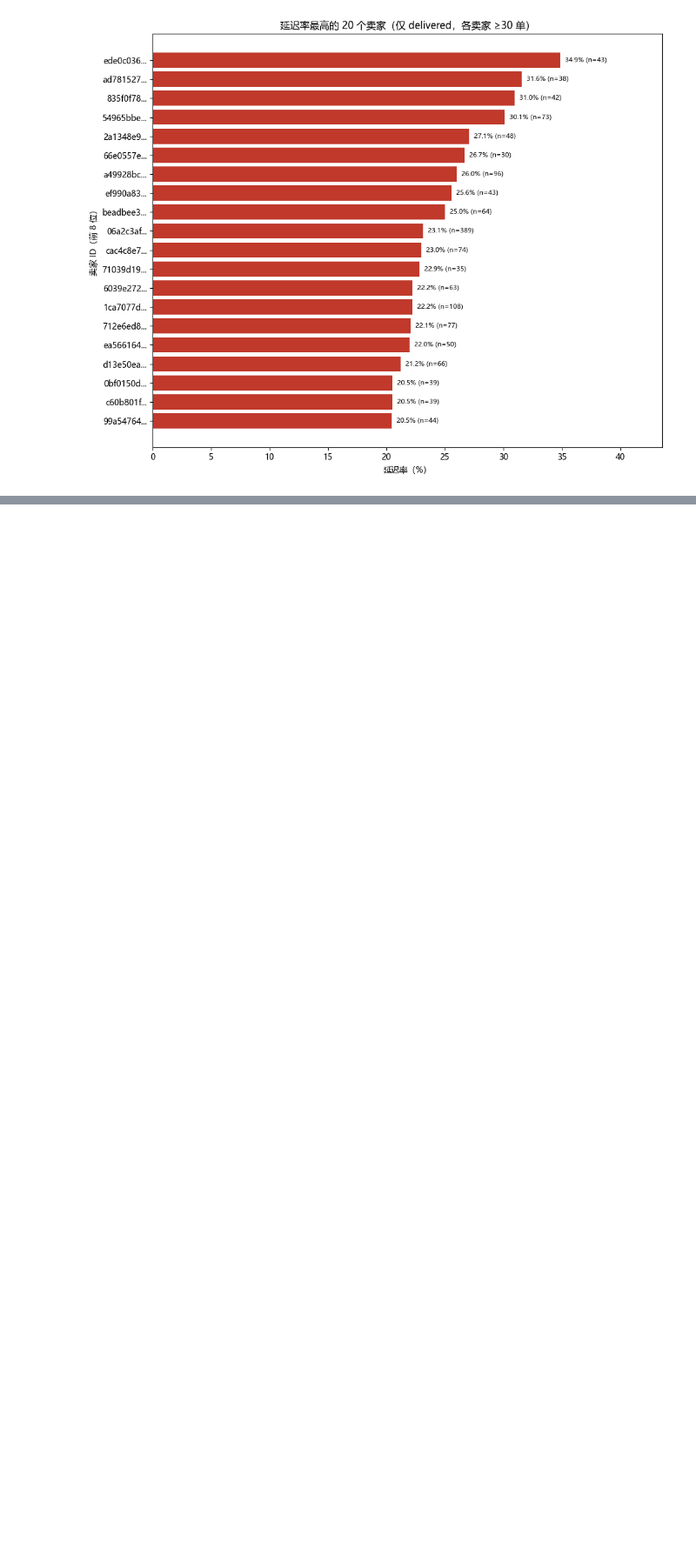
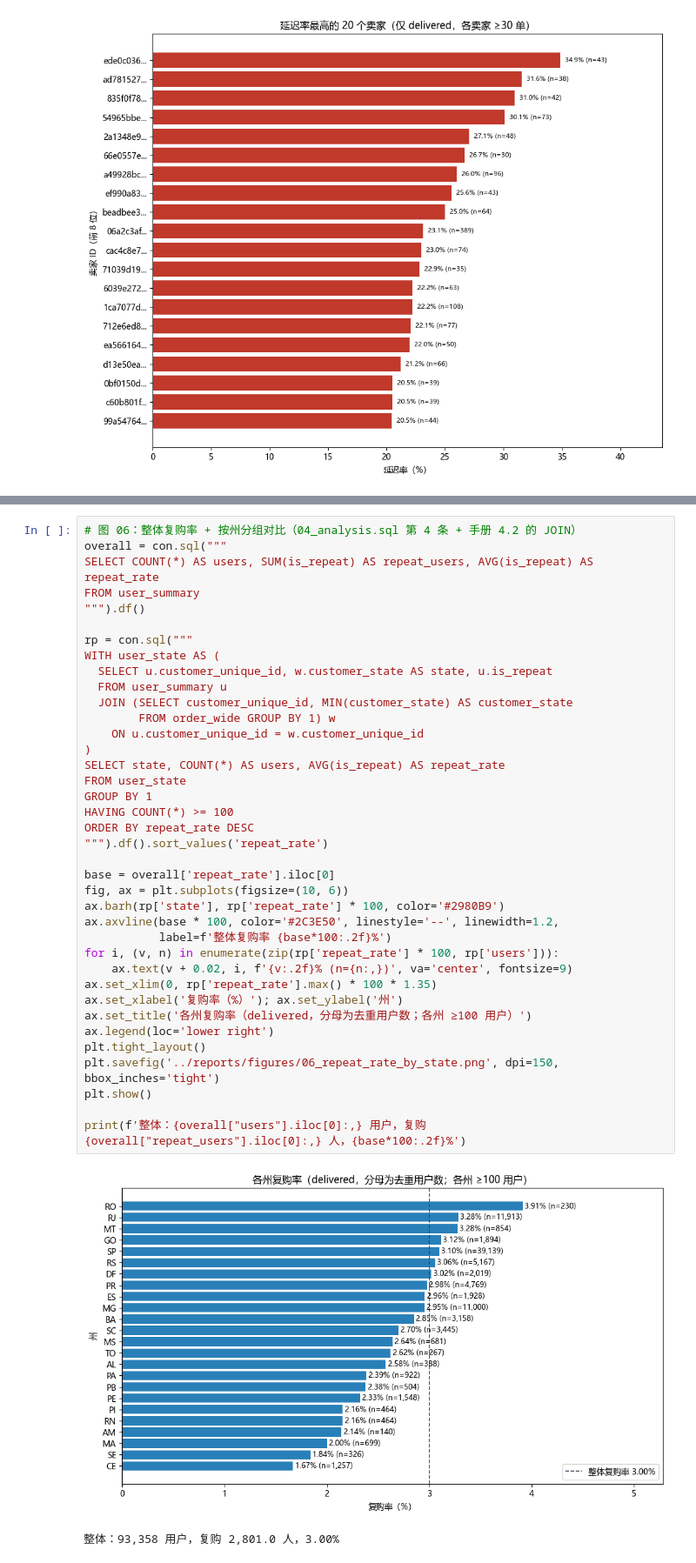
Before and after one commit to Jay-hao-sss1212312/olist-ecommerce-analysis, a Jupyter notebook: notebooks/01_eda.ipynb, the cells around one changed output, grey strips where cells are left out. Shown at 87% size. Cells and saved outputs as stored; diff of their text form; blank space fills up the shorter version.

```diff
--- a/notebooks/01_eda.ipynb
+++ b/notebooks/01_eda.ipynb
@@ -148,0 +173,41 @@ plt.show()
+# %%
+# 图 06：整体复购率 + 按州分组对比（04_analysis.sql 第 4 条 + 手册 4.2 的 JOIN）
+overall = con.sql("""
+SELECT COUNT(*) AS users, SUM(is_repeat) AS repeat_users, AVG(is_repeat) AS repeat_rate
+FROM user_summary
+""").df()
+
+rp = con.sql("""
+WITH user_state AS (
+  SELECT u.customer_unique_id, w.customer_state AS state, u.is_repeat
+  FROM user_summary u
+  JOIN (SELECT customer_unique_id, MIN(customer_state) AS customer_state
+        FROM order_wide GROUP BY 1) w
+    ON u.customer_unique_id = w.customer_unique_id
+)
+SELECT state, COUNT(*) AS users, AVG(is_repeat) AS repeat_rate
+FROM user_state
+GROUP BY 1
+HAVING COUNT(*) >= 100
+ORDER BY repeat_rate DESC
+""").df().sort_values('repeat_rate')
+
+base = overall['repeat_rate'].iloc[0]
+fig, ax = plt.subplots(figsize=(10, 6))
+ax.barh(rp['state'], rp['repeat_rate'] * 100, color='#2980B9')
+ax.axvline(base * 100, color='#2C3E50', linestyle='--', linewidth=1.2,
+           label=f'整体复购率 {base*100:.2f}%')
+for i, (v, n) in enumerate(zip(rp['repeat_rate'] * 100, rp['users'])):
+    ax.text(v + 0.02, i, f'{v:.2f}% (n={n:,})', va='center', fontsize=9)
+ax.set_xlim(0, rp['repeat_rate'].max() * 100 * 1.35)
+ax.set_xlabel('复购率（%）'); ax.set_ylabel('州')
+ax.set_title('各州复购率（delivered，分母为去重用户数；各州 ≥100 用户）')
+ax.legend(loc='lower right')
+plt.tight_layout()
+plt.savefig('../reports/figures/06_repeat_rate_by_state.png', dpi=150, bbox_inches='tight')
+plt.show()
+
+print(f'整体：{overall["users"].iloc[0]:,} 用户，复购 {overall["repeat_users"].iloc[0]:,} 人，{base*100:.2f}%')
+# %% [output]
+[figure, added]
+整体：93,358 用户，复购 2,801.0 人，3.00%
```
Also changed, not shown: parts of 4 cells of this notebook, 4 other files.
